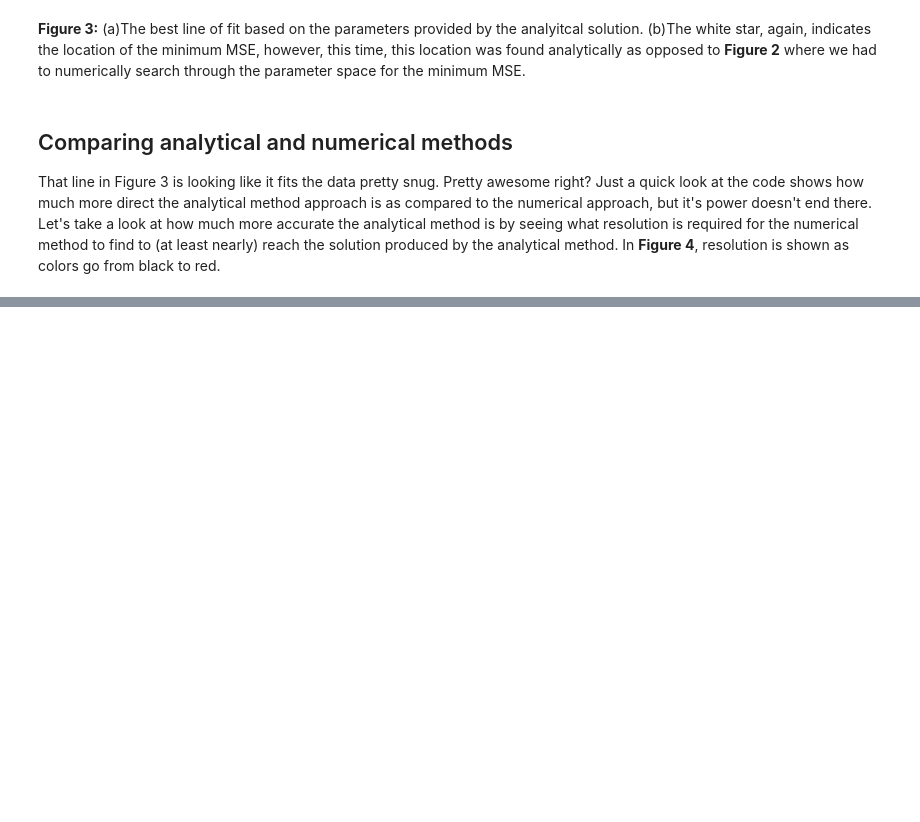
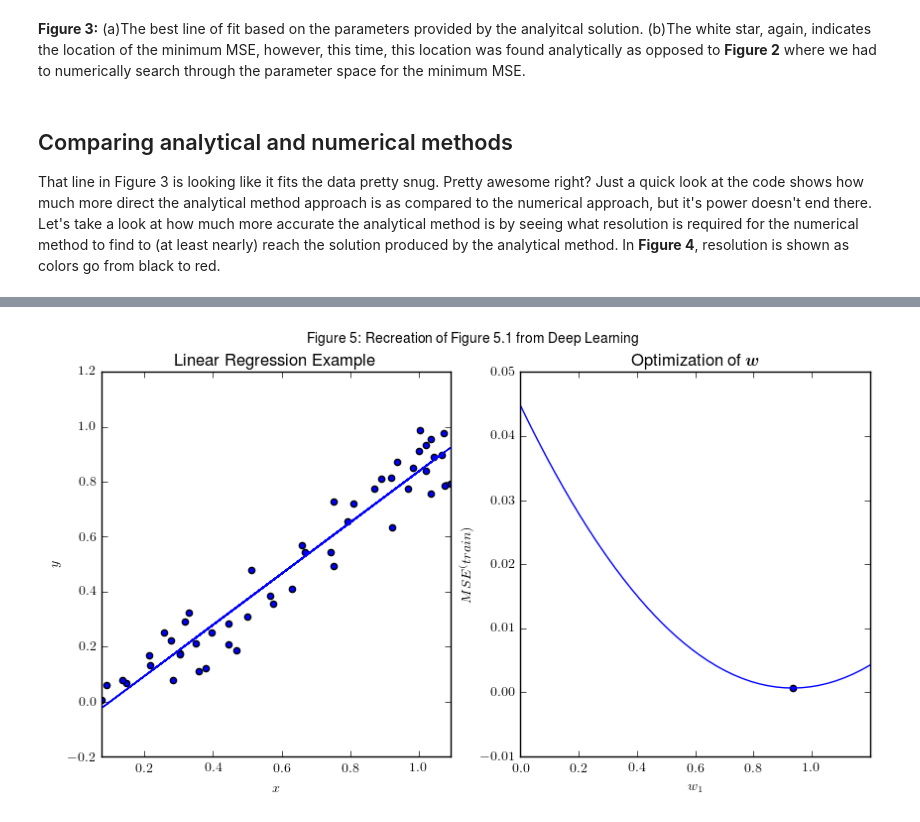
Before and after one commit to michaelsilverstein/Deep-Learning-Examples, a Jupyter notebook: Linear Regression.ipynb, the cells around one changed output, grey strips where cells are left out. Drawn from its saved outputs; the diff is of its cells as text; code cells hidden in the pictures; blank space fills up the shorter version.

```diff
--- a/Linear Regression.ipynb
+++ b/Linear Regression.ipynb
@@ -328,0 +334,34 @@ So,
+# %%
+#Generate data
+x,y = datagen(1,50)
+
+#Train our model
+w = linreg(x,y)
+y_train = np.dot(x,w)
+
+#Plot our model with observations
+fig,axs = plt.subplots(ncols=2)
+axs[0].scatter(x[:,0],y)
+axs[0].plot(x[:,0],y_train)
+axs[0].set_title('Linear Regression Example')
+axs[0].set_xlabel('$x$')
+axs[0].set_ylabel('$y$')
+axs[0].set_xlim(np.min(x[:,0]),np.max(x[:,0]))
+
+#Now we know our optimal parameters, let's take a look at how MSE changes while we keep our bias parameter constant
+#and vary the slope parameter, w1
+ws = np.array([[i,w[1]] for i in np.linspace(0,w[0]+.5,50)]) #Varying slope parameter while keeping bias param constant
+y_trains = np.dot(x,ws.T).T
+MSEs = [MSE(y_,y) for y_ in y_trains]
+best_MSE = MSE(y_train,y)
+axs[1].scatter(w[0],best_MSE)
+axs[1].plot(ws[:,0],MSEs)
+axs[1].set_xlabel('$w_{1}$')
+axs[1].set_ylabel('$MSE^(train)$')
+axs[1].set_xlim(0,1.2)
+axs[1].set_title(r'Optimization of $\boldsymbol{w}$')
+
+fig.suptitle('Figure 5: Recreation of Figure 5.1 from Deep Learning')
+plt.show()
+# %% [output]
+[figure, added]
```
Also changed, not shown: parts of 9 cells of this notebook.
